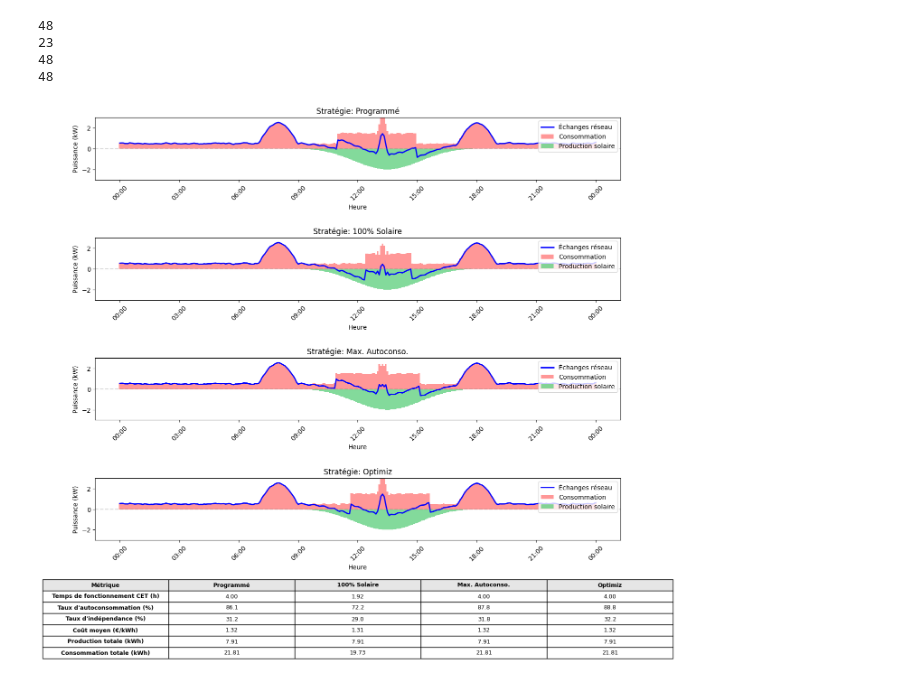
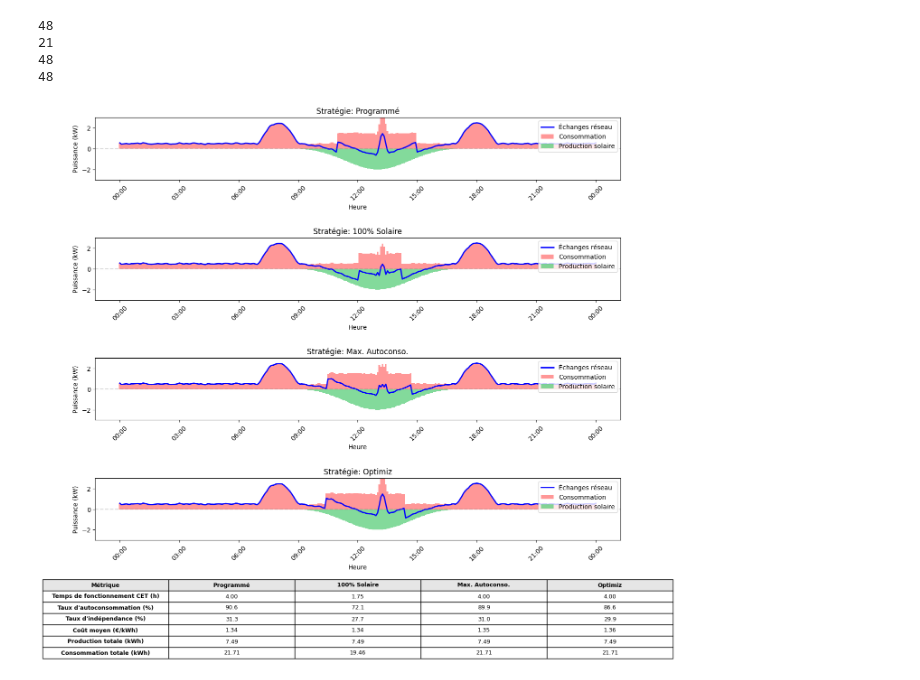
Before and after one commit to lsromain/solar_optim, a Jupyter notebook: solar_optim.ipynb, the cells around one changed output. Drawn from its saved outputs; the diff is of its cells as text; code cells hidden in the pictures.

Commit message:
Clean optimization functions

```diff
--- a/solar_optim.ipynb
+++ b/solar_optim.ipynb
@@ -362,7 +378,7 @@ def main():
             "end":datetime(2024, 1, 1, 19, 0)   #h:mm
         },
         {
-            "name": "mid-day",
+            "name": "lunch",
             "peak":2,       #kW
             "start":datetime(2024, 1, 1, 13, 0),#h:mm
             "end":datetime(2024, 1, 1, 13, 30)  #h:mm
@@ -372,52 +388,59 @@ def main():
     solar_production_metadata = {
         "peak": 2,     #kW
         "start":datetime(2024, 1, 1, 9, 0), #h:mm
-        "end":datetime(2024, 1, 1, 18, 0),    #h:mm
+        "end":datetime(2024, 1, 1, 17, 0),    #h:mm
         }
 
     base_consumption = create_base_consumption(timestamps, base_consumption_metadata)
     solar_production = create_solar_production(timestamps, solar_production_metadata)
 
     # Application des trois stratégies
     cet_properties = {
         "power": 1, #kw
         "min_duration": timedelta(minutes = 15),
         "max_duration": timedelta(hours = 4)
     }
 
-    scheduling_metadata = {
-        "start":datetime(2024, 1, 1, 11, 0),  # 11h
+    strategies = {
+        "scheduling":{
+            "start":datetime(2024, 1, 1, 11, 0),  # 11h
+        },
+        "solar_only":{
+            "threshold_start": 1.1, # 110% of CET consumption
+            "threshold_stop": 0
+        },
+        "max_solar":{
+            "threshold_stop": 1
+        },
+        "cost_optimization":
+        {
+            "threshold": 0.3
+        }
+
     }
 
-    solar_only_strategy_metadata = {
-        "threshold": 1.1
-    }
 
-    max_solar_strategy_metadata = {
-        "threshold": 0.5
-    }
-
-    cet_scheduled = strategy_scheduled(timestamps, cet_properties, scheduling_metadata)
-    cet_solar_only = strategy_solar_only(timestamps, solar_production, base_consumption, cet_properties, solar_only_strategy_metadata)
-    cet_maximize = strategy_maximize_solar(timestamps, solar_production, base_consumption, cet_properties, max_solar_strategy_metadata)
-    cet_optimize = strategy_optim(timestamps, solar_production, base_consumption, cet_properties, max_solar_strategy_metadata)
+    cet_scheduled = strategy_scheduled(timestamps, cet_properties, strategies["scheduling"])
+    cet_solar_only = strategy_solar_only(timestamps, solar_production, base_consumption, cet_properties, strategies["solar_only"])
+    cet_maximize = strategy_maximize_solar(timestamps, solar_production, base_consumption, cet_properties, strategies["max_solar"])
+    cet_optimize = strategy_optim(timestamps, solar_production, base_consumption, cet_properties, strategies["cost_optimization"])
 
     # Création du graphique comparatif avec métriques
     fig, metrics = plot_results(
         timestamps,
         base_consumption,
         solar_production,
         [cet_scheduled, cet_solar_only, cet_maximize, cet_optimize],
         time_delta
     )
 
     plt.show()
 
 if __name__ == "__main__":
     main()
 # %% [output]
 48
-23
+21
 48
 48
-[figure, old version]
+[figure, new version]
```
Also changed, not shown: parts of 1 cell of this notebook.
